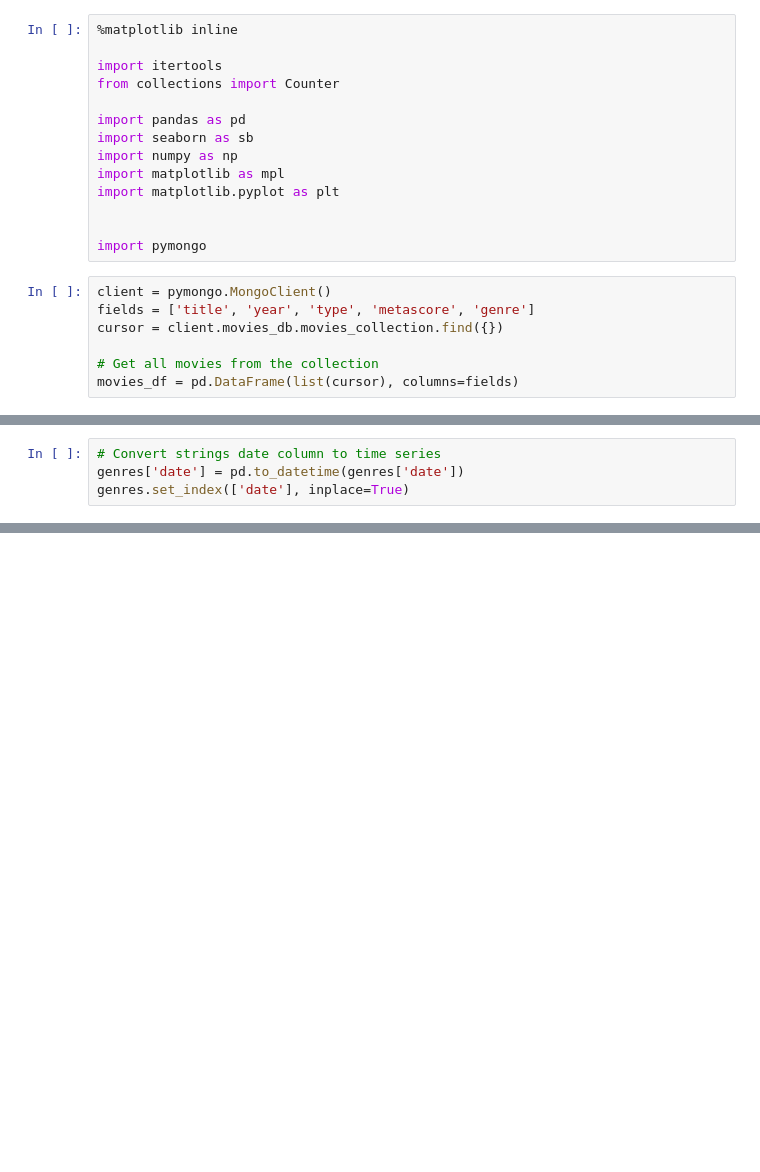
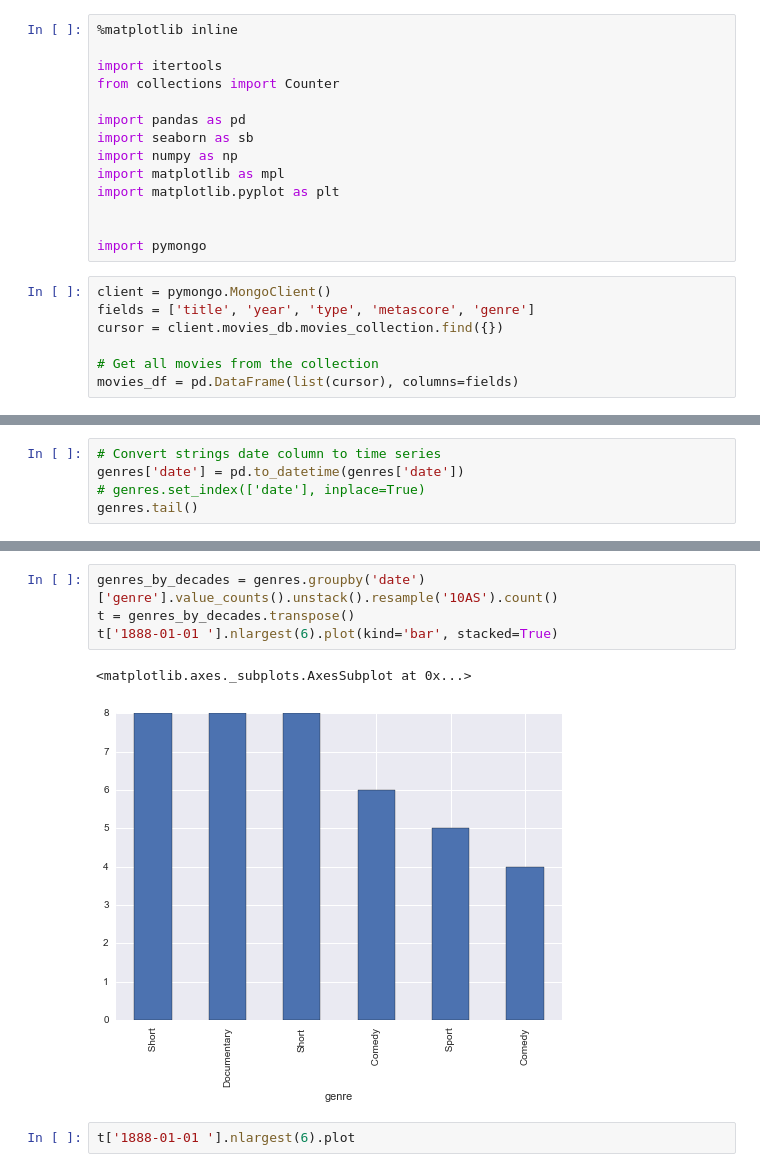
Before and after one commit to MrLokans/movie-analyzer, a Jupyter notebook: analysis.ipynb, the cells around one changed output, grey strips where cells are left out. Cells and saved outputs as stored; diff of their text form; blank space fills up the shorter version.

Commit message:
It is finally possible to find N-most common genres for the decade.

```diff
--- a/analysis.ipynb
+++ b/analysis.ipynb
@@ -67,5 +67,6 @@ genres['genre'].value_counts().plot(kind='bar')
 # %%
 # Convert strings date column to time series
 genres['date'] = pd.to_datetime(genres['date'])
-genres.set_index(['date'], inplace=True)
+# genres.set_index(['date'], inplace=True)
+genres.tail()
 # %% [output]
@@ -72,0 +79,9 @@ KeyError: 'date'
+# %%
+genres_by_decades = genres.groupby('date')['genre'].value_counts().unstack().resample('10AS').count()
+t = genres_by_decades.transpose()
+t['1888-01-01 '].nlargest(6).plot(kind='bar', stacked=True)
+# %% [output]
+<matplotlib.axes._subplots.AxesSubplot at 0x...>
+[figure, added]
+# %%
+t['1888-01-01 '].nlargest(6).plot
```
Also changed, not shown: parts of 3 cells of this notebook.
